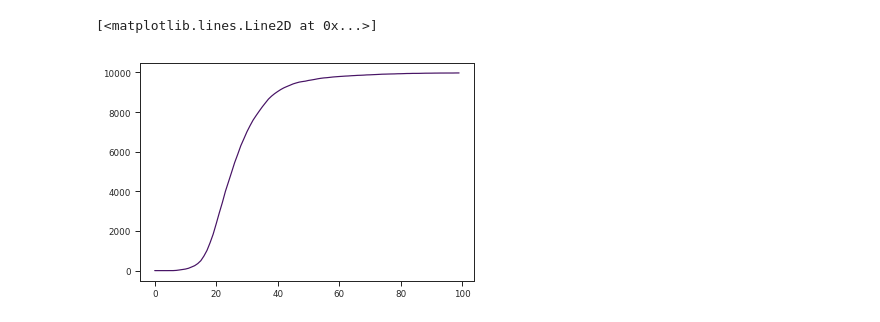
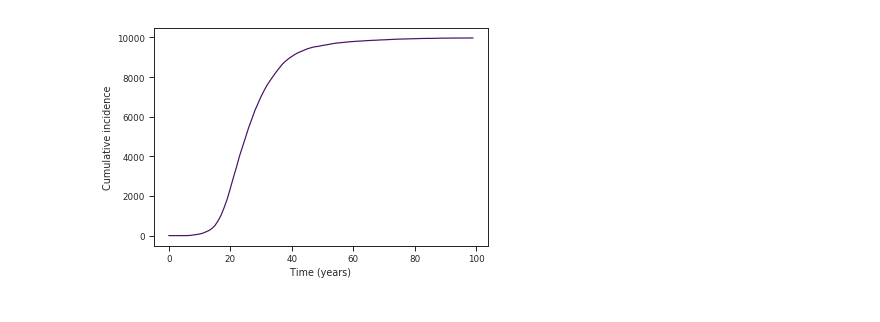
Before and after one commit to vibishanb/cancer-incidence-models, a Jupyter notebook: codes/linear-model-v1-sensitivity-analysis.ipynb, the cells around one changed output. Drawn from its saved outputs; the diff is of its cells as text; code cells hidden in the pictures.

```diff
--- a/codes/linear-model-v1-sensitivity-analysis.ipynb
+++ b/codes/linear-model-v1-sensitivity-analysis.ipynb
@@ -102,8 +102,10 @@ crude_rate = cancer_fract*100000
 #     flag += 1
 # %% [output]
 [interactive output not drawn]
-# %%
-plt.plot(cumul_count)
-# %% [output]
-[<matplotlib.lines.Line2D at 0x...>]
-[figure, removed]
+# %%
+plt.plot(cumul_count)
+plt.xlabel('Time (years)')
+plt.ylabel('Cumulative incidence')
+plt.savefig('/home/iiser/PhD/github-cancer-incidence-models/all-figures/sensitivity-figures/linear-v1-only-prand-cumul-count.svg')
+# %% [output]
+[figure, added]
```
Also changed, not shown: parts of 6 cells of this notebook, 33 other files.
